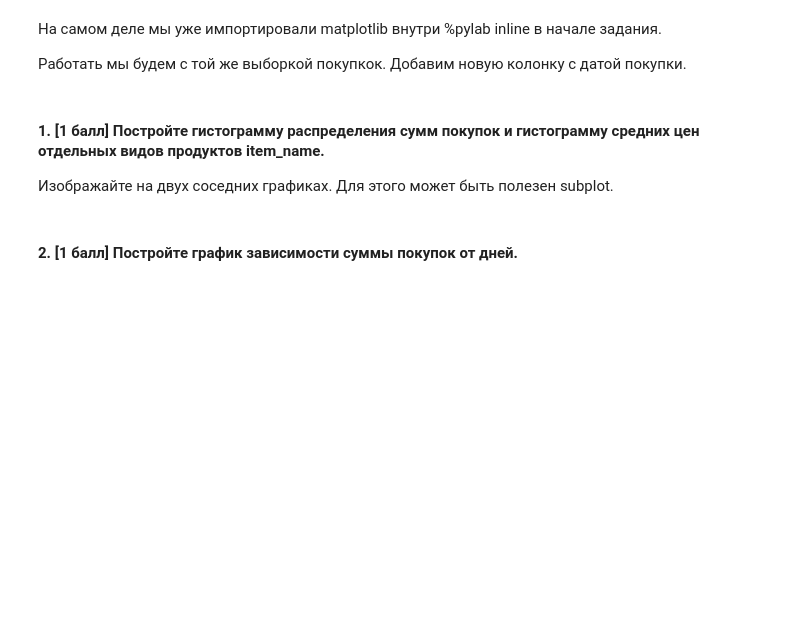
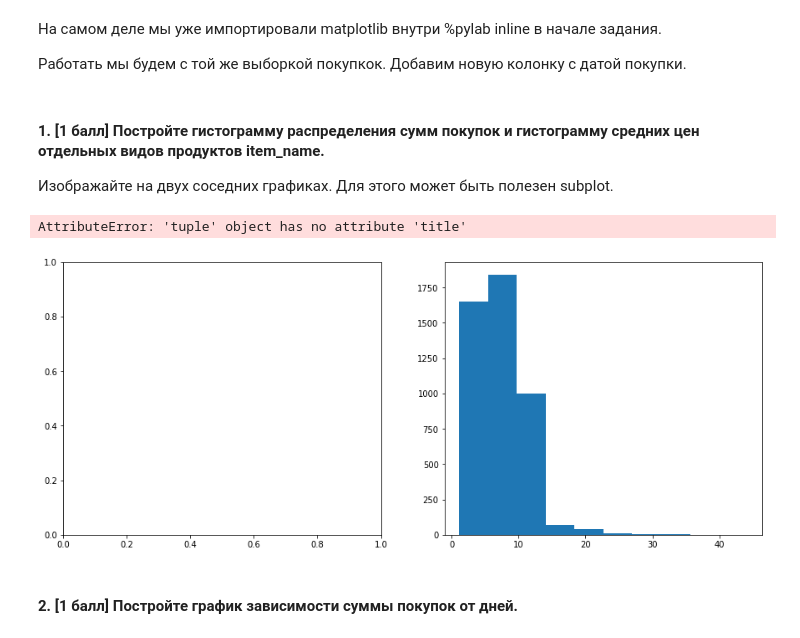
Before and after one commit to hse-mlearn/ha-01-glafiraV, a Jupyter notebook: homework-practice-01.ipynb, the cells around one changed output. Saved outputs shown, nothing was run; the diff lists cells and outputs as text; code cells hidden in the pictures; blank space fills up the shorter version.

```diff
--- a/homework-practice-01.ipynb
+++ b/homework-practice-01.ipynb
@@ -318,17 +318,25 @@ start = datetime.datetime(2018, 1, 1)
 end = datetime.datetime(2018, 1, 31)
 delta_seconds = int((end - start).total_seconds())
 
-dates = pd.DataFrame(index=df.order_id.unique())
+dates = pd.DataFrame(index=RestrData.order_id.unique())
 dates['date'] = [
     (start + datetime.timedelta(seconds=random.randint(0, delta_seconds))).strftime('%Y-%m-%d')
-    for _ in range(df.order_id.nunique())]
+    for _ in range(RestrData.order_id.nunique())]
 
 # если DataFrame с покупками из прошлого заказа называется не df, замените на ваше название ниже
-df['date'] = df.order_id.map(dates['date'])
+RestrData['date'] = RestrData.order_id.map(dates['date'])
 # %% [markdown]
 #### 1. [1 балл] Постройте гистограмму распределения сумм покупок и гистограмму средних цен отдельных видов продуктов item_name.
 
 Изображайте на двух соседних графиках. Для этого может быть полезен subplot.
+# %%
+_, axs = plt.subplots(1, 2, figsize=(15, 6))
+axs[0] = plt.hist(RestrData["item_price_float"])
+axs[0].title("yep")
+plt.show()
+# %% [output]
+AttributeError: 'tuple' object has no attribute 'title'
+[figure, added]
 # %%
 # your code
 # %% [markdown]
```
Also changed, not shown: parts of 6 cells of this notebook.
